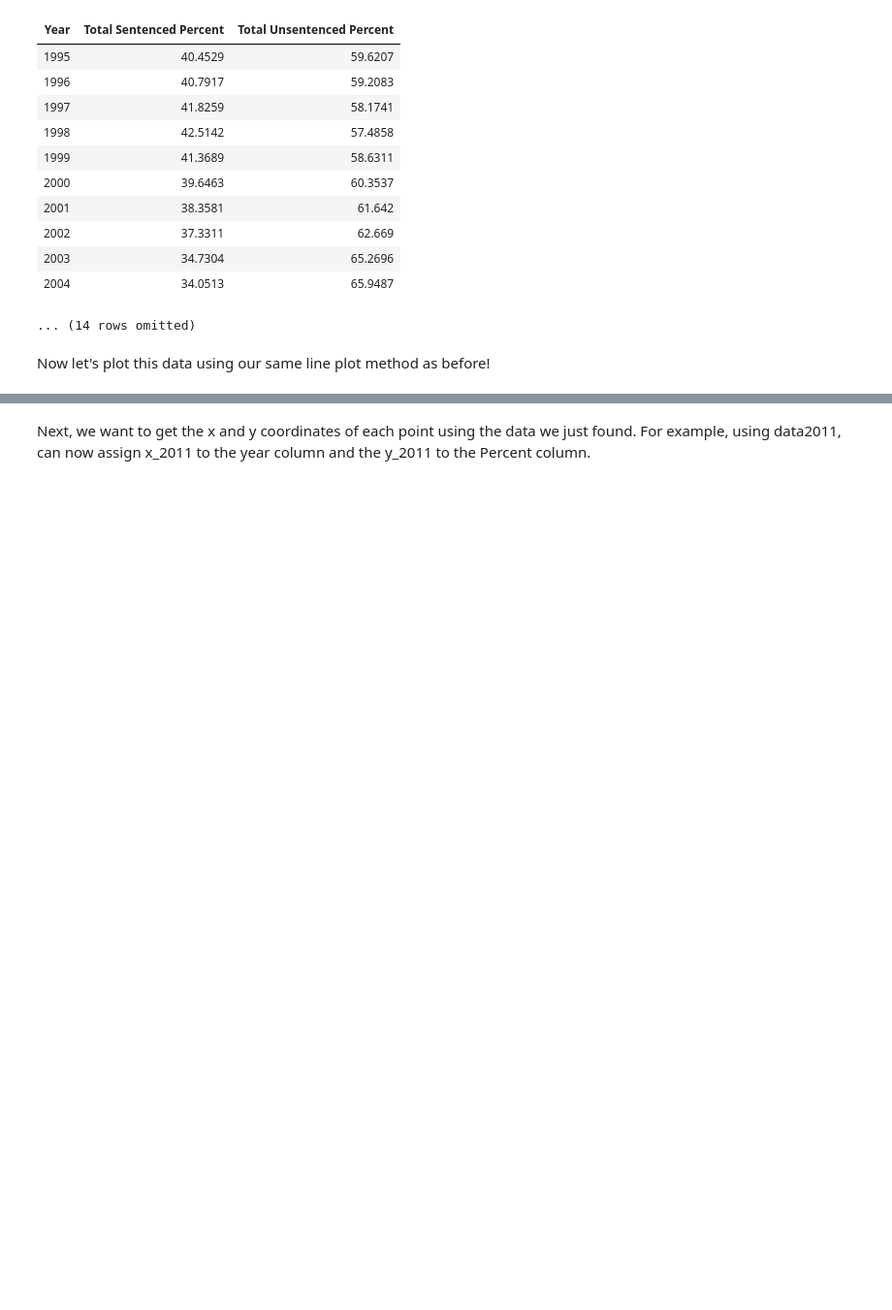
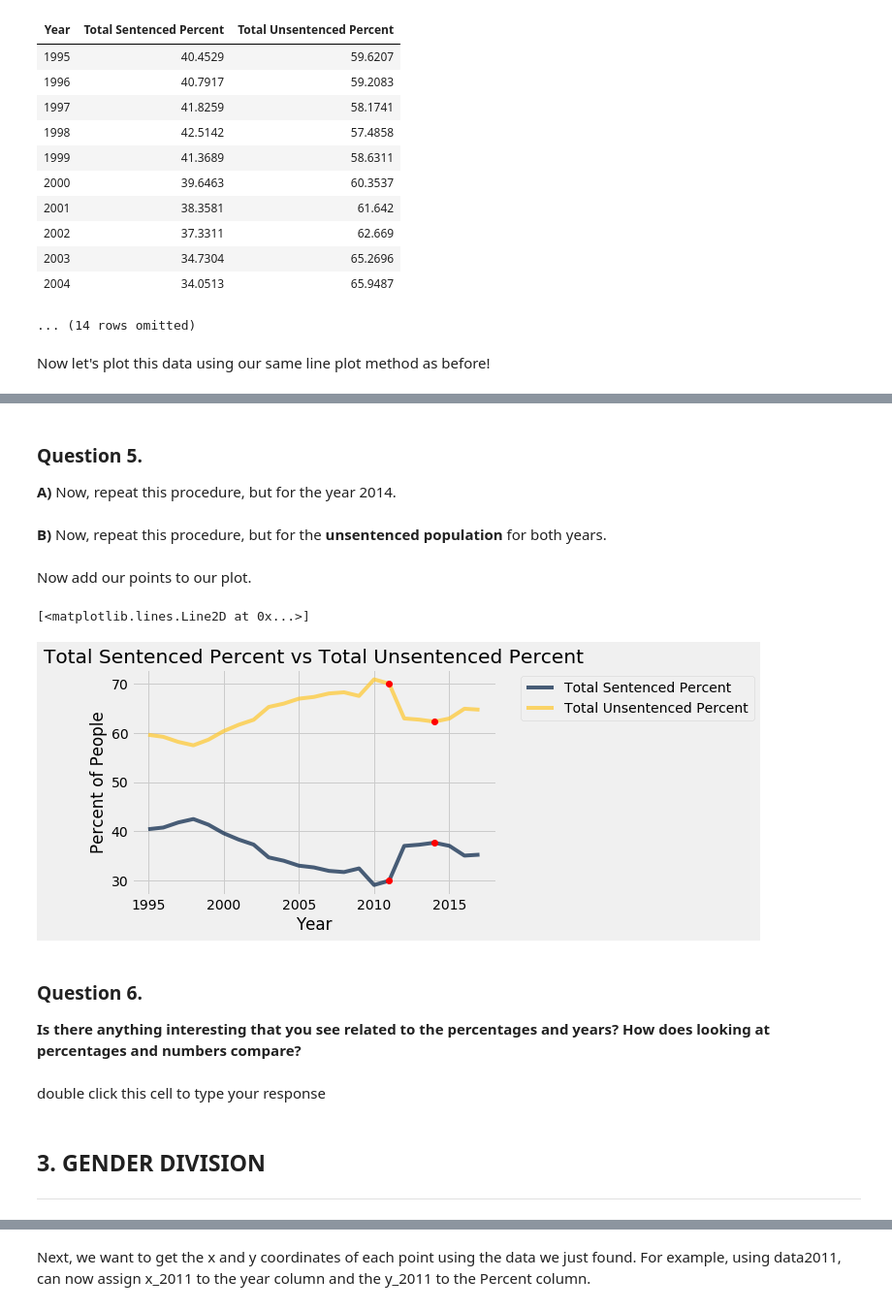
Before and after one commit to ds-modules/ES-21AC-SP19, a Jupyter notebook: Jails.ipynb, the cells around one changed output, grey strips where cells are left out. Shown: that part at 97% size. Drawn from its saved outputs; the diff is of its cells as text; code cells hidden in the pictures; blank space fills up the shorter version.

```diff
--- a/Jails.ipynb
+++ b/Jails.ipynb
@@ -216,0 +381,2 @@ unsentenced_all = m_unsent + f_unsent
+# %%
+sentenced_all =  m_sentenced + f_sentenced
@@ -299,0 +509,63 @@ data2014 = percent_totals.where("Year", 2014)
+# %%
+x_coordinate2011 = data2011.column('Year')
+y_coordinate2011 = data2011.column("Total Sentenced Percent")
+# %% [markdown]
+### Question 5.
+
+**A)** Now, repeat this procedure, but for the year 2014.
+# %%
+# YOUR CODE
+x_coordinate2014 = data2014.column(...)
+y_coordinate2014 = data2014.column(...)
+
+
+# BEGIN SOLUTION
+x_coordinate2014 = data2014.column('Year')
+y_coordinate2014 = data2014.column("Total Sentenced Percent")
+# END SOLUTION
+
+raise NotImplementationError
+# %% [markdown]
+**B)**  Now, repeat this procedure, but for the **unsentenced population** for both years.
+# %%
+# YOUR CODE
+x_coordinate2011_un = data2011.column(...)
+y_coordinate2011_un = data2011.column(...)
+
+x_coordinate2014_un = data2014.column(...)
+y_coordinate2014_un = data2014.column(...)
+
+
+# BEGIN SOLUTION
+x_coordinate2011_un = data2011.column("Year")
+y_coordinate2011_un = data2011.column("Total Unsentenced Percent")
+
+x_coordinate2014_un = data2014.column("Year")
+y_coordinate2014_un = data2014.column("Total Unsentenced Percent")
+# END SOLUTION
+
+raise NotImplementationError
+# %% [markdown]
+Now add our points to our plot.
+# %%
+percent_totals.plot("Year")
+plt.title("Total Sentenced Percent vs Total Unsentenced Percent")
+plt.xlabel("Year")
+plt.ylabel("Percent of People")
+
+plt.plot(x_coordinate2011, y_coordinate2011, 'ro')
+plt.plot(x_coordinate2014, y_coordinate2014, 'ro')
+plt.plot(x_coordinate2011_un, y_coordinate2011_un, 'ro')
+plt.plot(x_coordinate2014_un, y_coordinate2014_un, 'ro')
+# %% [output]
+[<matplotlib.lines.Line2D at 0x...>]
+[figure, added]
+# %% [markdown]
+### Question 6.
+
+**Is there anything interesting that you see related to the percentages and years? How does looking at percentages and numbers compare?**
+# %% [markdown]
+double click this cell to type your response
+# %% [markdown]
+## 3. GENDER DIVISION <a id='subsection4'></a>
+---
```
Also changed, not shown: parts of 166 cells of this notebook.
